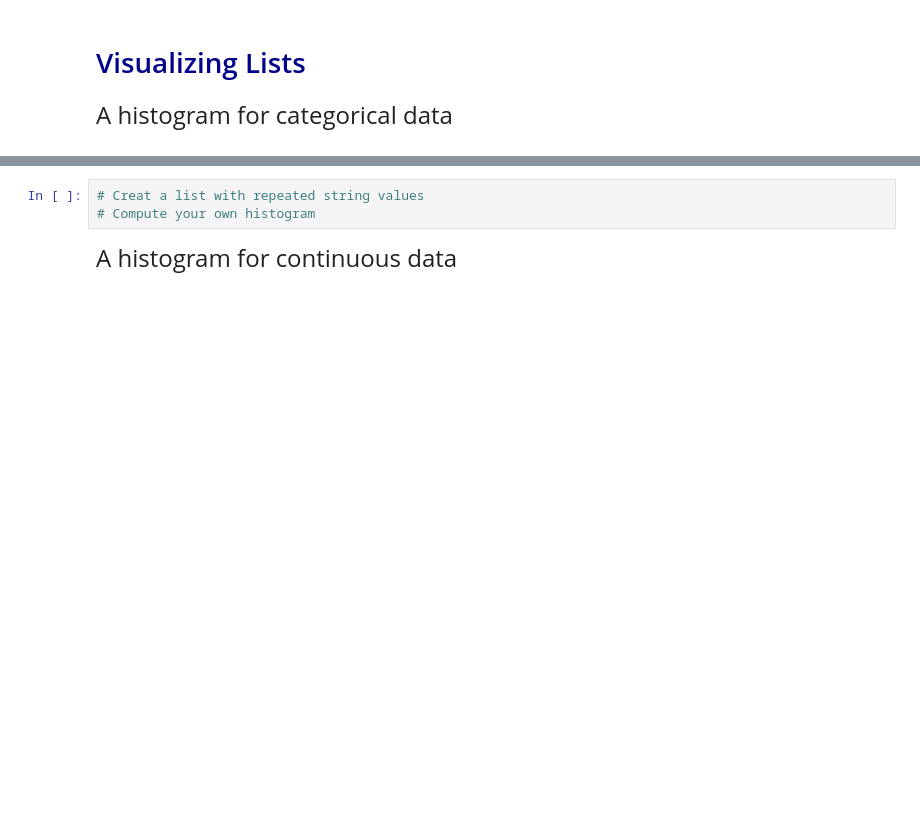
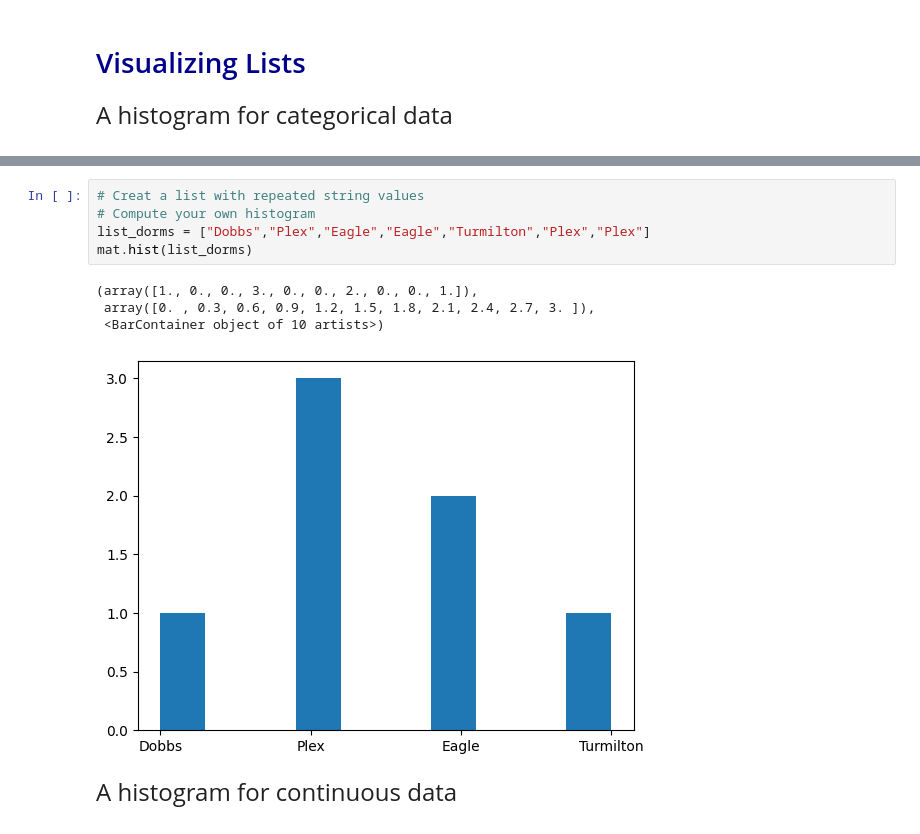
Before and after one commit to MannyBett/EmoryQTM151, a Jupyter notebook: Lecture 02/Lecture 2.ipynb, the cells around one changed output, grey strips where cells are left out. Cells and saved outputs as stored; diff of their text form; blank space fills up the shorter version.

```diff
--- a/Lecture 02/Lecture 2.ipynb
+++ b/Lecture 02/Lecture 2.ipynb
@@ -190,6 +193,13 @@ NameError: name 'plt' is not defined
 # %%
 # Creat a list with repeated string values
 # Compute your own histogram
+list_dorms = ["Dobbs","Plex","Eagle","Eagle","Turmilton","Plex","Plex"]
+mat.hist(list_dorms)
+# %% [output]
+(array([1., 0., 0., 3., 0., 0., 2., 0., 0., 1.]),
+ array([0. , 0.3, 0.6, 0.9, 1.2, 1.5, 1.8, 2.1, 2.4, 2.7, 3. ]),
+ <BarContainer object of 10 artists>)
+[figure, added]
 # %% [markdown]
 <font size="5">
 
```
Also changed, not shown: parts of 3 cells of this notebook, 1 other file.
